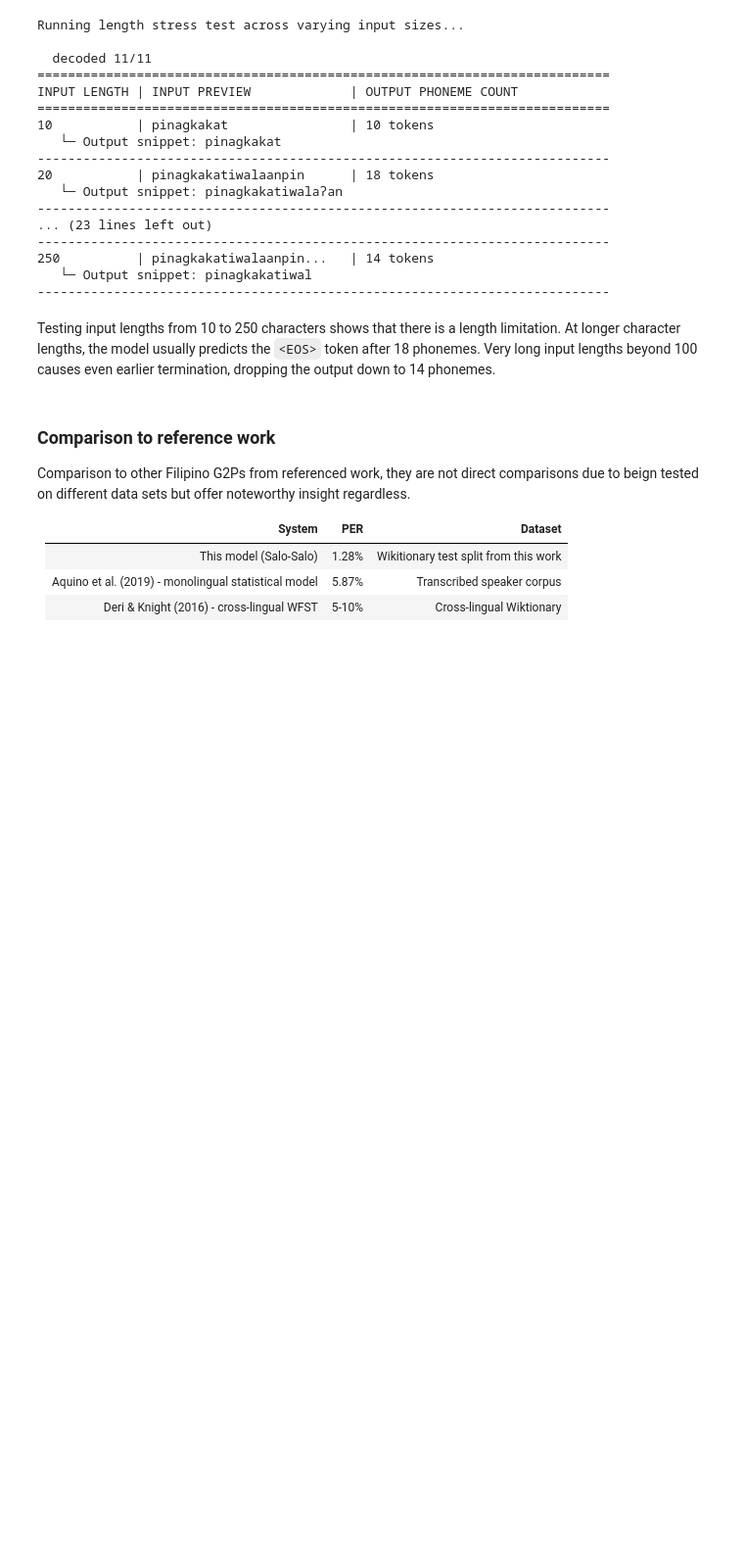
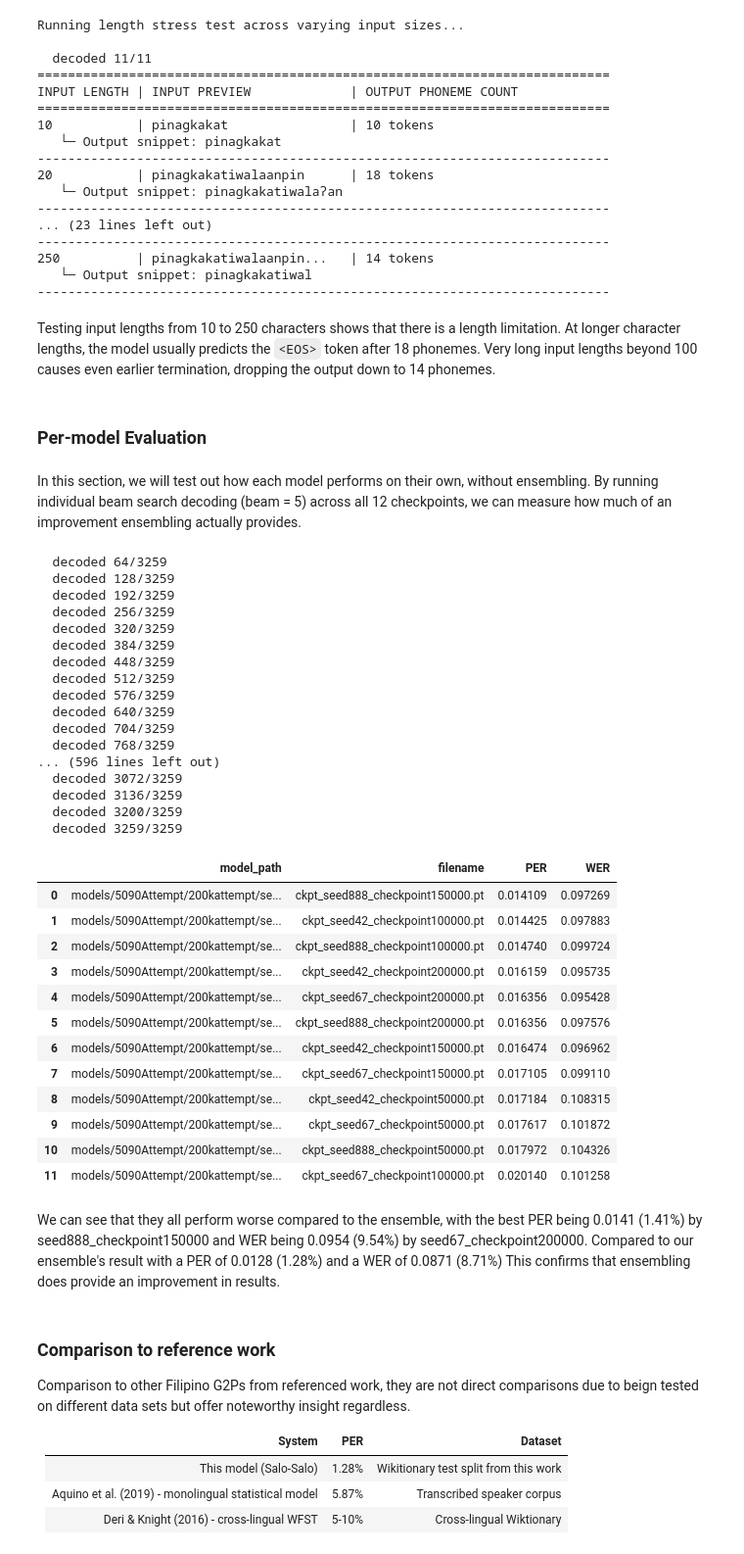
Before and after one commit to OutForMilks/Hunger, a Jupyter notebook: g2p.ipynb, the cells around one changed output. Shown at 98% size. Cells and saved outputs as stored; diff of their text form; code cells hidden in the pictures; blank space fills up the shorter version.

Commit message:
per model running

```diff
--- a/g2p.ipynb
+++ b/g2p.ipynb
@@ -1291,6 +1291,69 @@ INPUT LENGTH | INPUT PREVIEW             | OUTPUT PHONEME COUNT
 ---------------------------------------------------------------------------
 # %% [markdown]
 Testing input lengths from 10 to 250 characters shows that there is a length limitation. At longer character lengths, the model usually predicts the `<EOS>` token after 18 phonemes. Very long input lengths beyond 100 causes even earlier termination, dropping the output down to 14 phonemes.
+# %% [markdown]
+### Per-model Evaluation
+# %% [markdown]
+In this section, we will test out how each model performs on their own, without ensembling. By running individual beam search decoding (beam = 5) across all 12 checkpoints, we can measure how much of an improvement ensembling actually provides.
+# %%
+# Store individual results
+individual_results = []
+
+# Loop through each model path and evaluate individually
+for path in ensemble_paths:
+    per, wer, _, _ = batch_evaluate_checkpoint_beam(
+        model_paths=[path],
+        src_path="data/splits/tgl_test/test.src",
+        tgt_path="data/splits/tgl_test/test.tgt",
+        device=device,
+        batch_size=64,
+        beam=5,
+    )
+
+    # Extract seed and checkpoint number from the file
+    filename = Path(path).name
+    individual_results.append(
+        {"model_path": path, "filename": filename, "PER": per, "WER": wer}
+    )
+
+# Convert results to DataFrame and display
+df_individual = pd.DataFrame(individual_results)
+df_individual = df_individual.sort_values(by="PER").reset_index(drop=True)
+
+display(df_individual)
+# %% [output]
+  decoded 64/3259
+  decoded 128/3259
+  decoded 192/3259
+  decoded 256/3259
+  decoded 320/3259
+  decoded 384/3259
+  decoded 448/3259
+  decoded 512/3259
+  decoded 576/3259
+  decoded 640/3259
+  decoded 704/3259
+  decoded 768/3259
+... (596 lines left out)
+  decoded 3072/3259
+  decoded 3136/3259
+  decoded 3200/3259
+  decoded 3259/3259
+|  | model_path | filename | PER | WER |
+| 0 | models/5090Attempt/200kattempt/se... | ckpt_seed888_checkpoint150000.pt | 0.014109 | 0.097269 |
+| 1 | models/5090Attempt/200kattempt/se... | ckpt_seed42_checkpoint100000.pt | 0.014425 | 0.097883 |
+| 2 | models/5090Attempt/200kattempt/se... | ckpt_seed888_checkpoint100000.pt | 0.014740 | 0.099724 |
+| 3 | models/5090Attempt/200kattempt/se... | ckpt_seed42_checkpoint200000.pt | 0.016159 | 0.095735 |
+| 4 | models/5090Attempt/200kattempt/se... | ckpt_seed67_checkpoint200000.pt | 0.016356 | 0.095428 |
+| 5 | models/5090Attempt/200kattempt/se... | ckpt_seed888_checkpoint200000.pt | 0.016356 | 0.097576 |
+| 6 | models/5090Attempt/200kattempt/se... | ckpt_seed42_checkpoint150000.pt | 0.016474 | 0.096962 |
+| 7 | models/5090Attempt/200kattempt/se... | ckpt_seed67_checkpoint150000.pt | 0.017105 | 0.099110 |
+| 8 | models/5090Attempt/200kattempt/se... | ckpt_seed42_checkpoint50000.pt | 0.017184 | 0.108315 |
+| 9 | models/5090Attempt/200kattempt/se... | ckpt_seed67_checkpoint50000.pt | 0.017617 | 0.101872 |
+| 10 | models/5090Attempt/200kattempt/se... | ckpt_seed888_checkpoint50000.pt | 0.017972 | 0.104326 |
+| 11 | models/5090Attempt/200kattempt/se... | ckpt_seed67_checkpoint100000.pt | 0.020140 | 0.101258 |
+# %% [markdown]
+We can see that they all perform worse compared to the ensemble, with the best PER being 0.0141 (1.41%) by seed888_checkpoint150000 and WER being 0.0954 (9.54%) by seed67_checkpoint200000. Compared to our ensemble's result with a PER of 0.0128 (1.28%) and a WER of 0.0871 (8.71%) This confirms that ensembling does provide an improvement in results.
 # %% [markdown]
 ### Comparison to reference work
 Comparison to other Filipino G2Ps from referenced work, they are not direct comparisons due to beign tested on different data sets but offer noteworthy insight regardless.
```
